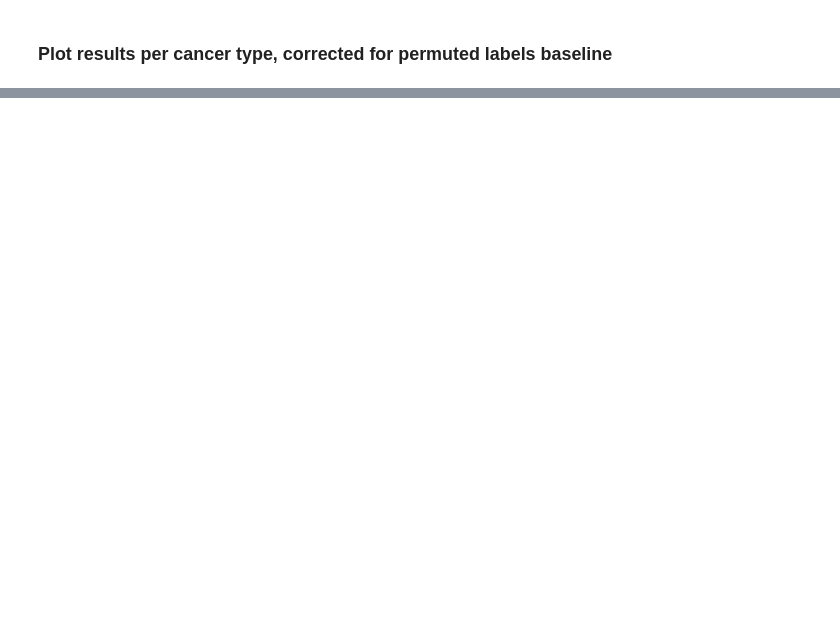
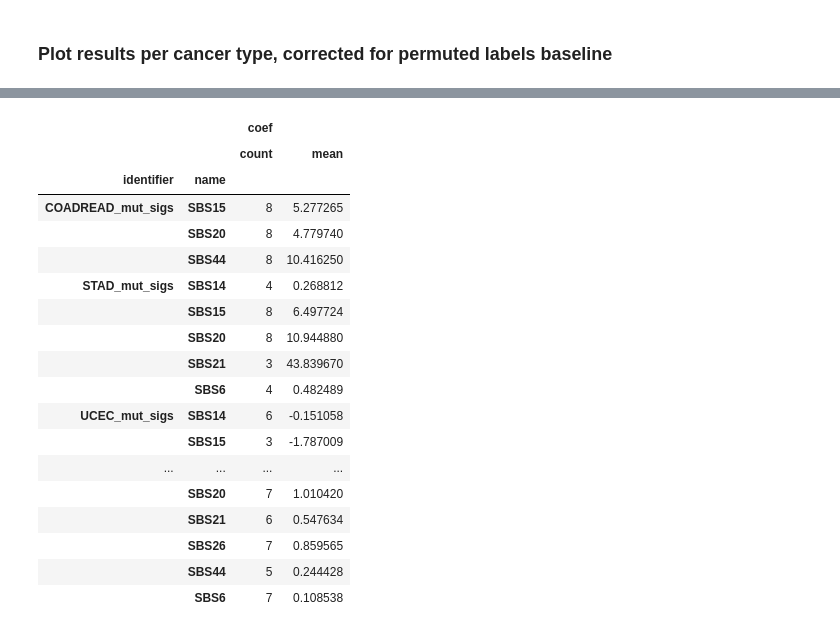
Before and after one commit to greenelab/mpmp, a Jupyter notebook: 04_predict_controls/plot_msi_results.ipynb, the cells around one changed output, grey strips where cells are left out. Cells and saved outputs as stored; diff of their text form; code cells hidden in the pictures; blank space fills up the shorter version.

Commit message:
add coefficient analysis to MSI notebook

```diff
--- a/04_predict_controls/plot_msi_results.ipynb
+++ b/04_predict_controls/plot_msi_results.ipynb
@@ -122,0 +130,10 @@ axarr[1].legend(title='Data type')
+# %%
+nz_coefs = []
+for identifier, seed, coefs in au.generate_nz_coefs_msi(results_dir):
+    if 'mut_sigs' not in identifier: continue
+    for fold_no, fold_coefs in enumerate(coefs):
+        for feat_name, feat_coef in fold_coefs:
+            nz_coefs.append([identifier, seed, fold_no, feat_name, feat_coef])
+
+nz_coefs_df = pd.DataFrame(nz_coefs, columns=['identifier', 'seed', 'fold', 'name', 'coef'])
+nz_coefs_df.head()
@@ -122,0 +147,8 @@ axarr[1].legend(title='Data type')
+# %%
+# just average each coefficient over seeds/folds for now
+coefs_df = (nz_coefs_df
+  .groupby(['identifier', 'name'])
+  .agg(['count', 'mean'])
+  .drop(columns=['seed', 'fold'])
+)
+coefs_df.sort_values(by=[('coef', 'count'), ('coef', 'mean')], ascending=[False, False]).head(10)
@@ -122,0 +169,24 @@ axarr[1].legend(title='Data type')
+# %%
+coefs_df[coefs_df.index.get_level_values(1).isin(
+    ['SBS6', 'SBS14', 'SBS15', 'SBS20', 'SBS21', 'SBS26', 'SBS44']
+)]
+# %% [output]
+|  |  | coef |  |
+|  |  | count | mean |
+| identifier | name |  |  |
+| COADREAD_mut_sigs | SBS15 | 8 | 5.277265 |
+|  | SBS20 | 8 | 4.779740 |
+|  | SBS44 | 8 | 10.416250 |
+| STAD_mut_sigs | SBS14 | 4 | 0.268812 |
+|  | SBS15 | 8 | 6.497724 |
+|  | SBS20 | 8 | 10.944880 |
+|  | SBS21 | 3 | 43.839670 |
+|  | SBS6 | 4 | 0.482489 |
+| UCEC_mut_sigs | SBS14 | 6 | -0.151058 |
+|  | SBS15 | 3 | -1.787009 |
+| ... | ... | ... | ... |
+|  | SBS20 | 7 | 1.010420 |
+|  | SBS21 | 6 | 0.547634 |
+|  | SBS26 | 7 | 0.859565 |
+|  | SBS44 | 5 | 0.244428 |
+|  | SBS6 | 7 | 0.108538 |
```
Also changed, not shown: parts of 11 cells of this notebook, 3 other files.
